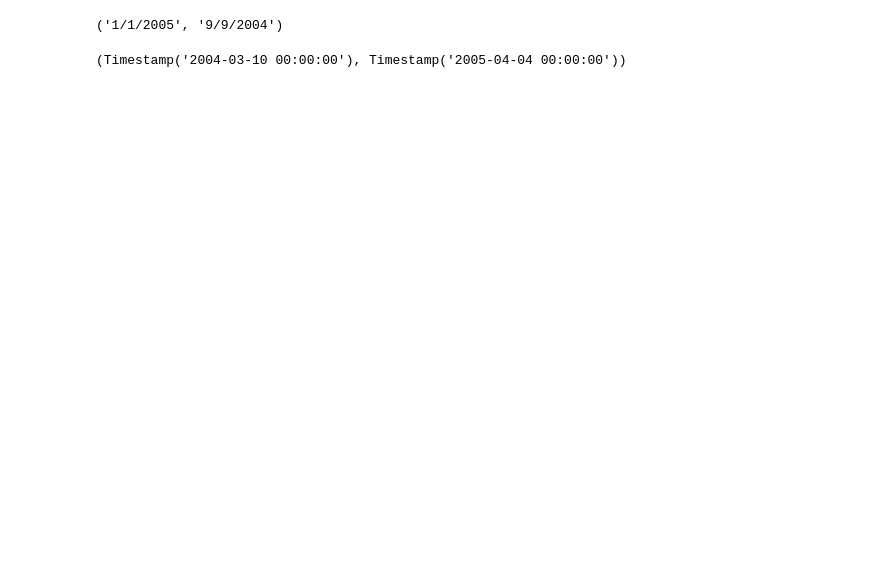
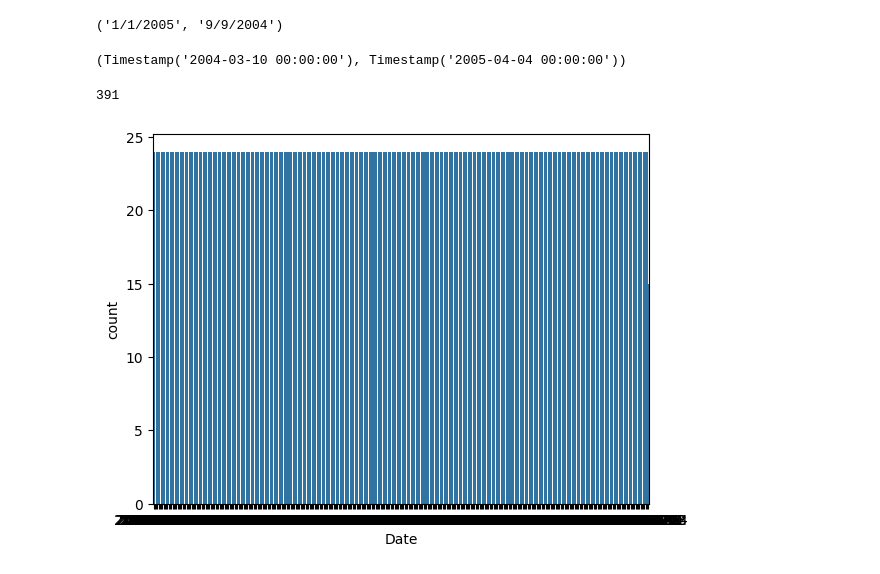
Before and after one commit to jgullinkala/AirQualityRegression, a Jupyter notebook: EDA/AirQualityRegression_EDA.ipynb, the cells around one changed output. Saved outputs shown, nothing was run; the diff lists cells and outputs as text; code cells hidden in the pictures; blank space fills up the shorter version.

```diff
--- a/EDA/AirQualityRegression_EDA.ipynb
+++ b/EDA/AirQualityRegression_EDA.ipynb
@@ -184,3 +195,15 @@ air_quality_df['Date'] = pd.to_datetime(air_quality_df['Date'], format = '%m/%d/
 air_quality_df['Date'].min(), air_quality_df['Date'].max()  # corrected formats
 # %% [output]
 (Timestamp('2004-03-10 00:00:00'), Timestamp('2005-04-04 00:00:00'))
+# %%
+air_quality_df['Date'].nunique()
+# %% [output]
+391
+# %%
+import seaborn as sns
+import matplotlib.pyplot as plt
+
+sns.countplot(air_quality_df, x= 'Date')
+plt.show()
+# %% [output]
+[figure, added]
```
Also changed, not shown: parts of 6 cells of this notebook.
